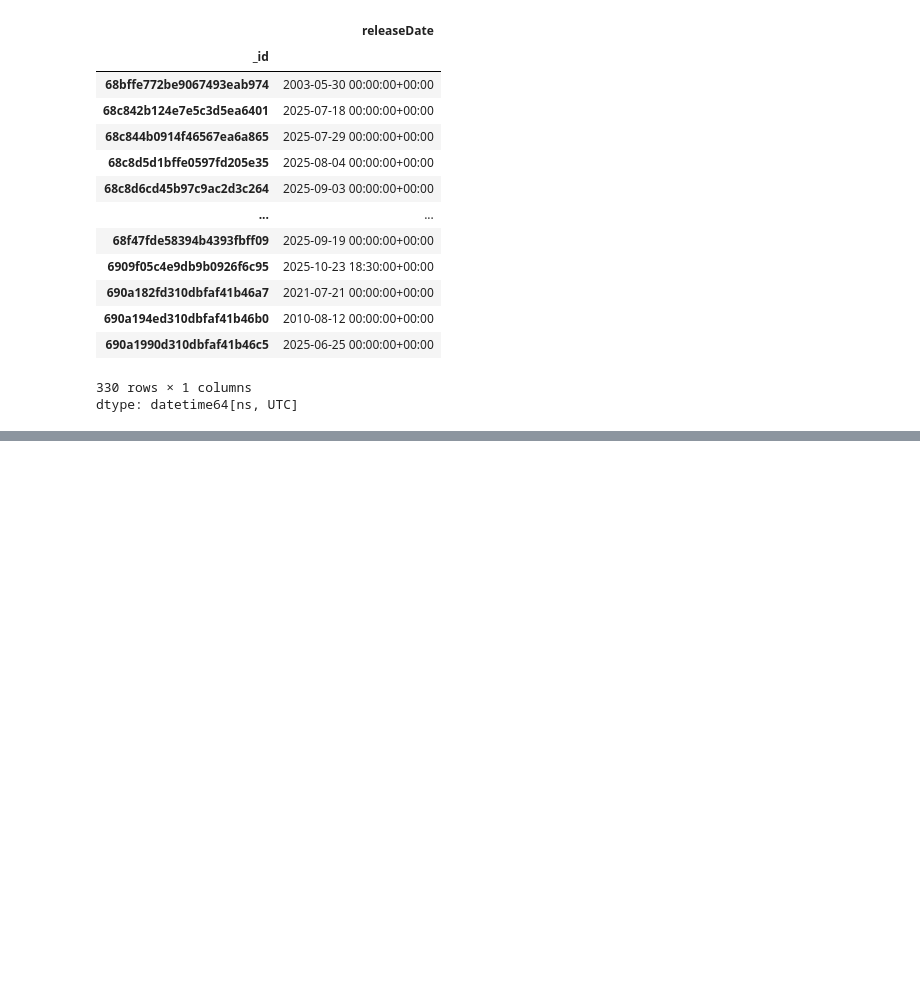
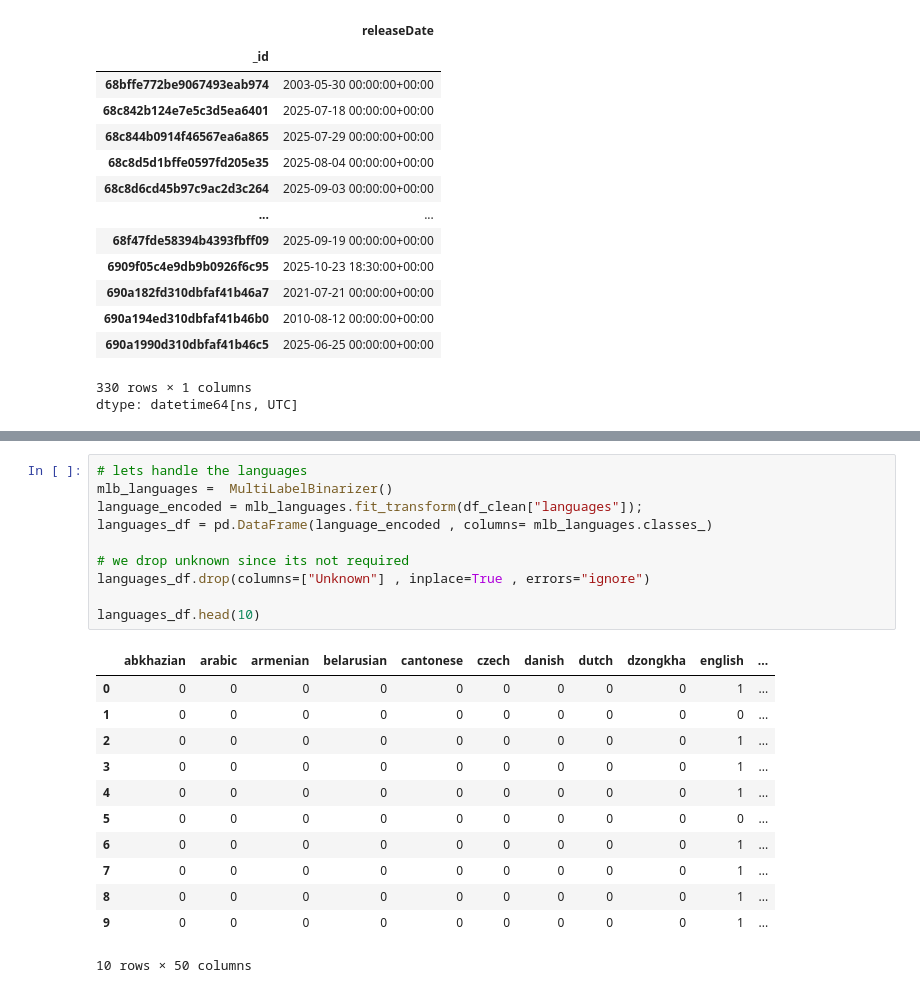
Before and after one commit to Shruthikshetty/media-logger-recommender, a Jupyter notebook: training_notebooks/Movies_recommendation_model.ipynb, the cells around one changed output, grey strips where cells are left out. Drawn from its saved outputs; the diff is of its cells as text; blank space fills up the shorter version.

```diff
--- a/training_notebooks/Movies_recommendation_model.ipynb
+++ b/training_notebooks/Movies_recommendation_model.ipynb
@@ -1120,0 +1205,23 @@ dtype: datetime64[ns, UTC]
+# %%
+# lets handle the languages
+mlb_languages =  MultiLabelBinarizer()
+language_encoded = mlb_languages.fit_transform(df_clean["languages"]);
+languages_df = pd.DataFrame(language_encoded , columns= mlb_languages.classes_)
+
+# we drop unknown since its not required
+languages_df.drop(columns=["Unknown"] , inplace=True , errors="ignore")
+
+languages_df.head(10)
+# %% [output]
+|  | abkhazian | arabic | armenian | belarusian | cantonese | czech | danish | dutch | dzongkha | english | ... |
+| 0 | 0 | 0 | 0 | 0 | 0 | 0 | 0 | 0 | 0 | 1 | ... |
+| 1 | 0 | 0 | 0 | 0 | 0 | 0 | 0 | 0 | 0 | 0 | ... |
+| 2 | 0 | 0 | 0 | 0 | 0 | 0 | 0 | 0 | 0 | 1 | ... |
+| 3 | 0 | 0 | 0 | 0 | 0 | 0 | 0 | 0 | 0 | 1 | ... |
+| 4 | 0 | 0 | 0 | 0 | 0 | 0 | 0 | 0 | 0 | 1 | ... |
+| 5 | 0 | 0 | 0 | 0 | 0 | 0 | 0 | 0 | 0 | 0 | ... |
+| 6 | 0 | 0 | 0 | 0 | 0 | 0 | 0 | 0 | 0 | 1 | ... |
+| 7 | 0 | 0 | 0 | 0 | 0 | 0 | 0 | 0 | 0 | 1 | ... |
+| 8 | 0 | 0 | 0 | 0 | 0 | 0 | 0 | 0 | 0 | 1 | ... |
+| 9 | 0 | 0 | 0 | 0 | 0 | 0 | 0 | 0 | 0 | 1 | ... |
+10 rows × 50 columns
```
Also changed, not shown: parts of 37 cells of this notebook.
